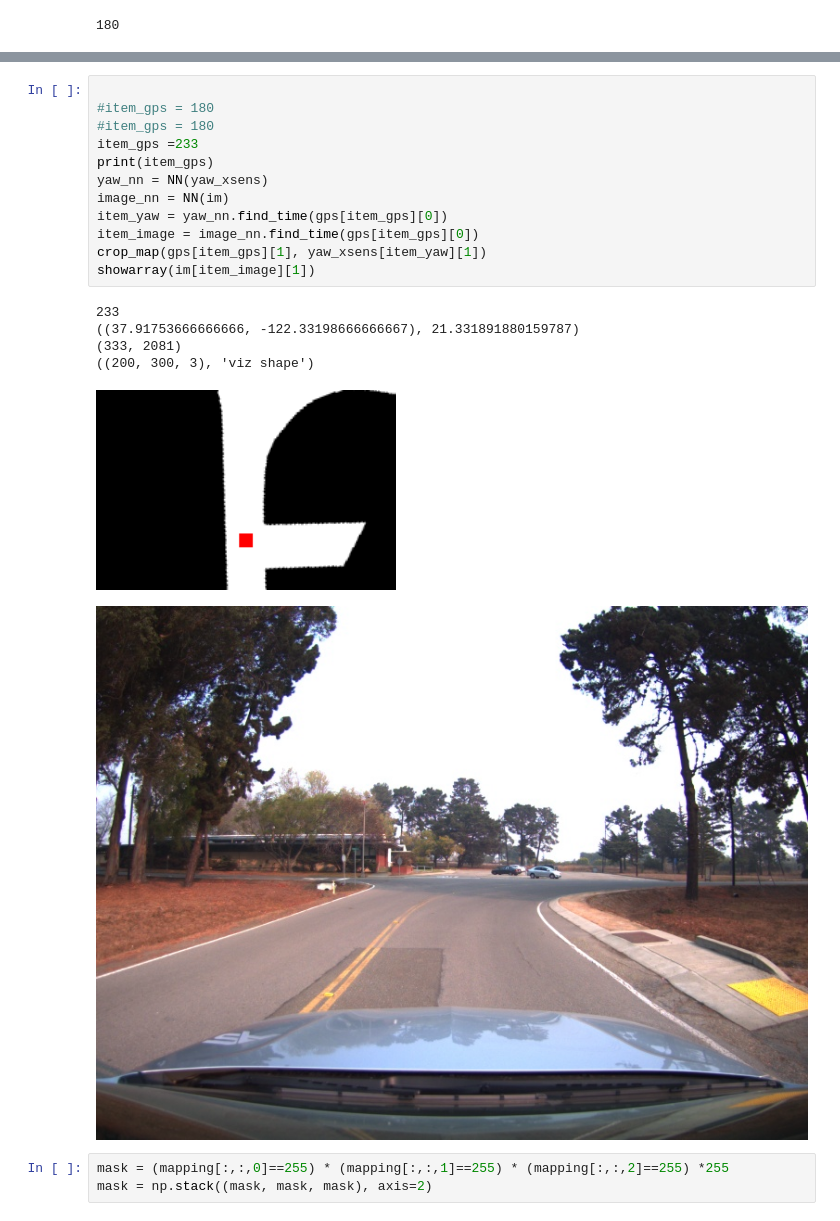
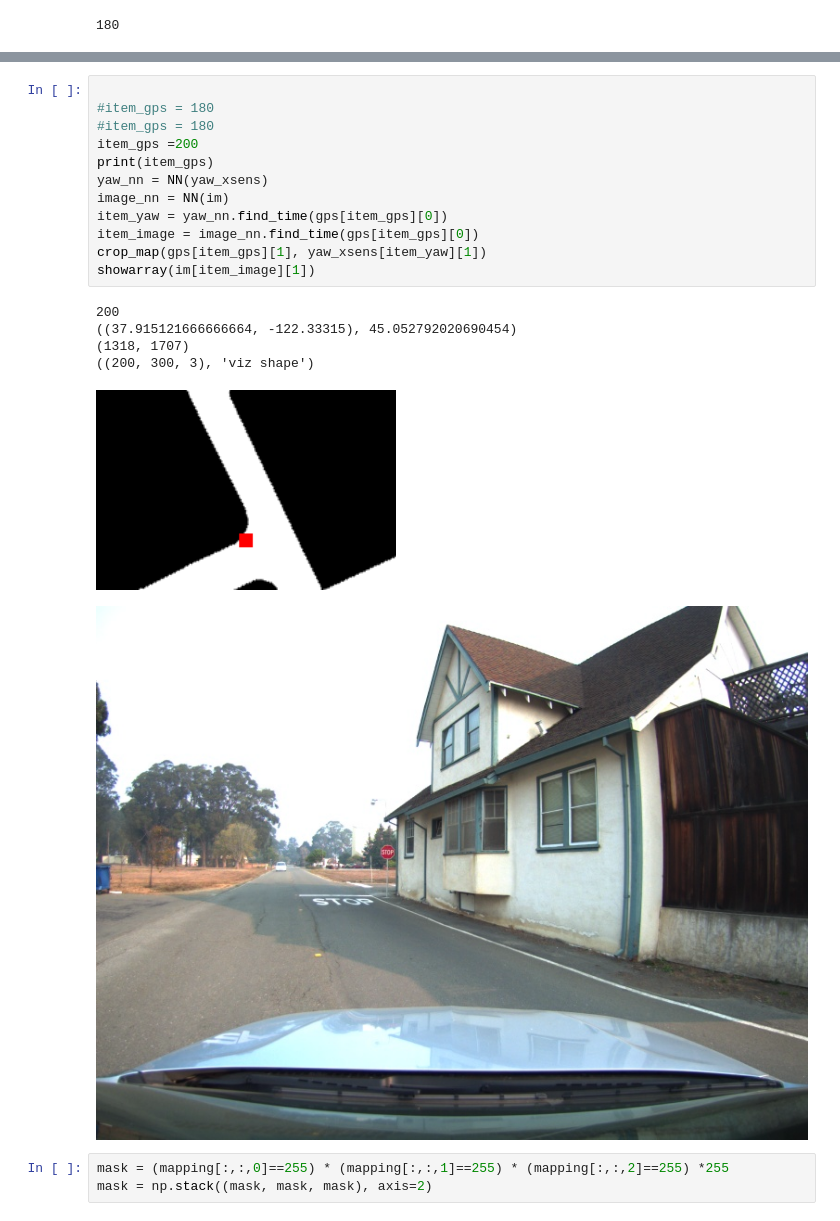
Before and after one commit to gy20073/aws, a Jupyter notebook: MKZ/human_process/explore_map.ipynb, the cells around one changed output, grey strips where cells are left out. Cells and saved outputs as stored; diff of their text form.

```diff
--- a/MKZ/human_process/explore_map.ipynb
+++ b/MKZ/human_process/explore_map.ipynb
@@ -201,22 +236,22 @@ item_gps
 # %%
 
 #item_gps = 180
 #item_gps = 180
-item_gps =233
+item_gps =200
 print(item_gps)
 yaw_nn = NN(yaw_xsens)
 image_nn = NN(im)
 item_yaw = yaw_nn.find_time(gps[item_gps][0])
 item_image = image_nn.find_time(gps[item_gps][0])
 crop_map(gps[item_gps][1], yaw_xsens[item_yaw][1])
 showarray(im[item_image][1])
 # %% [output]
-233
-((37.91753666666666, -122.33198666666667), 21.331891880159787)
-(333, 2081)
+200
+((37.915121666666664, -122.33315), 45.052792020690454)
+(1318, 1707)
 ((200, 300, 3), 'viz shape')
-[figure, old version]
+[figure, new version]
-[figure, old version]
+[figure, new version]
 # %%
 mask = (mapping[:,:,0]==255) * (mapping[:,:,1]==255) * (mapping[:,:,2]==255) *255
 mask = np.stack((mask, mask, mask), axis=2)
```
Also changed, not shown: parts of 18 cells of this notebook.
